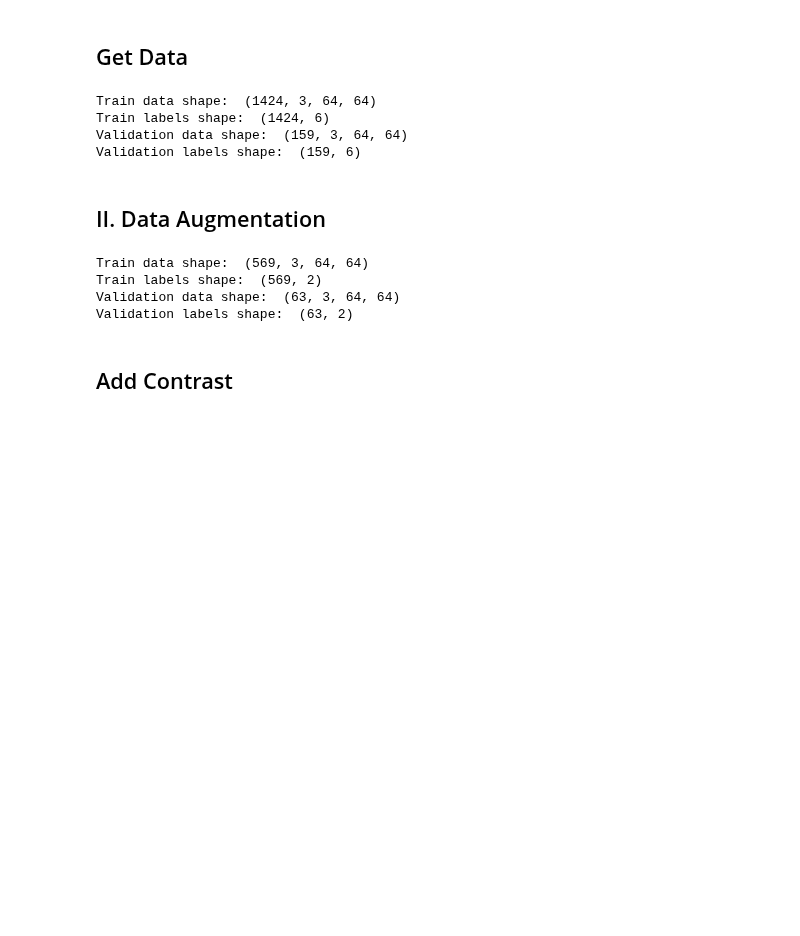
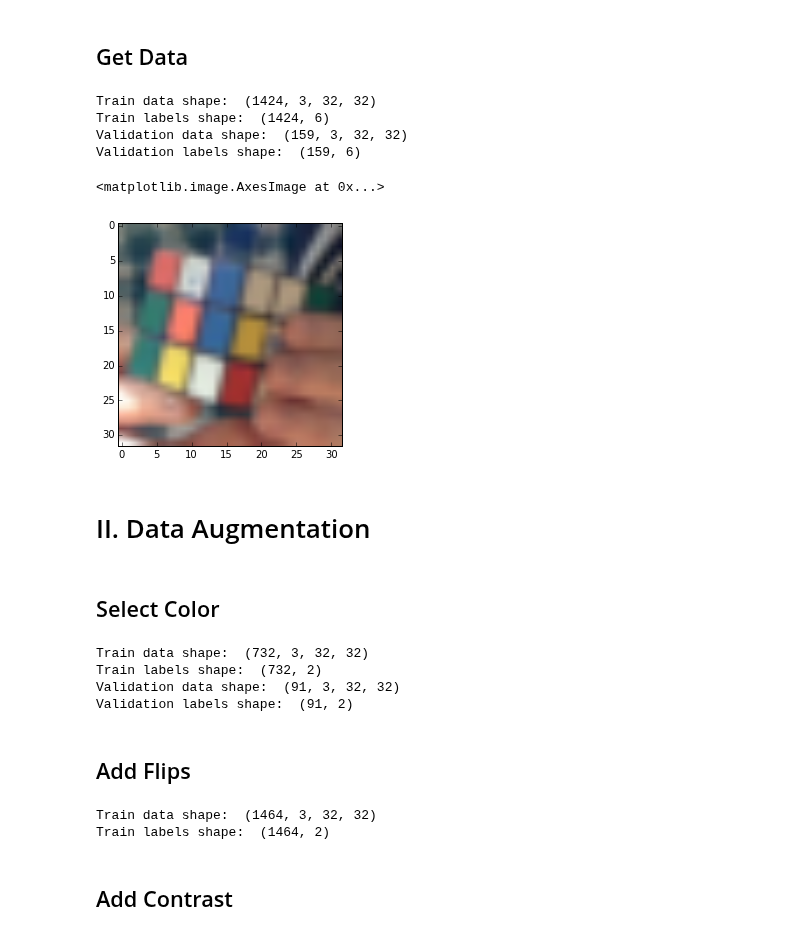
Before and after one commit to jayhack/ConvCube, a Jupyter notebook: PinPointing.ipynb, the cells around one changed output. Saved outputs shown, nothing was run; the diff lists cells and outputs as text; code cells hidden in the pictures; blank space fills up the shorter version.

```diff
--- a/PinPointing.ipynb
+++ b/PinPointing.ipynb
@@ -46,18 +46,27 @@ Populating the interactive namespace from numpy and matplotlib
 # %% [markdown]
 ## Get Data
 # %%
-X_train, X_val, y_train, y_val = load_dataset_pinpointing(client, name='top', train_size=0.9)
+X_train, X_val, y_train, y_val = load_dataset_pinpointing(client, name='center', train_size=0.9)
 print 'Train data shape: ', X_train.shape
 print 'Train labels shape: ', y_train.shape
 print 'Validation data shape: ', X_val.shape
 print 'Validation labels shape: ', y_val.shape
 # %% [output]
-Train data shape:  (1424, 3, 64, 64)
+Train data shape:  (1424, 3, 32, 32)
 Train labels shape:  (1424, 6)
-Validation data shape:  (159, 3, 64, 64)
+Validation data shape:  (159, 3, 32, 32)
 Validation labels shape:  (159, 6)
+# %%
+img = X_train[200,:,:,:].transpose(1, 2, 0).copy()
+# img = img * (255.0/2.0) + 128.0
+plt.imshow(img[:,:,::-1])
+# %% [output]
+<matplotlib.image.AxesImage at 0x...>
+[figure, added]
 # %% [markdown]
-## II. Data Augmentation
+# II. Data Augmentation
+# %% [markdown]
+## Select Color
 # %%
 #=====[ Currently on BG ]=====
 ix_train = (y_train[:,2] >= 0.0)
@@ -69,10 +78,25 @@ print 'Train labels shape: ', y_train.shape
 print 'Validation data shape: ', X_val.shape
 print 'Validation labels shape: ', y_val.shape
 # %% [output]
-Train data shape:  (569, 3, 64, 64)
-Train labels shape:  (569, 2)
-Validation data shape:  (63, 3, 64, 64)
-Validation labels shape:  (63, 2)
+Train data shape:  (732, 3, 32, 32)
+Train labels shape:  (732, 2)
+Validation data shape:  (91, 3, 32, 32)
+Validation labels shape:  (91, 2)
+# %% [markdown]
+## Add Flips
+# %%
+def add_flips(X):
+    """returns X with each element of X flipped"""
+    return X[:,:,:,::-1].copy()
+
+X_train_flips = add_flips(X_train)
+X_train_flips = np.vstack([X_train, X_train_flips])
+y_train_flips = np.vstack([y_train, y_train])
+print 'Train data shape: ', X_train_flips.shape
+print 'Train labels shape: ', y_train_flips.shape
+# %% [output]
+Train data shape:  (1464, 3, 32, 32)
+Train labels shape:  (1464, 2)
 # %% [markdown]
 ## Add Contrast
 # %%
```
Also changed, not shown: parts of 1 cell of this notebook, 5 other files.
